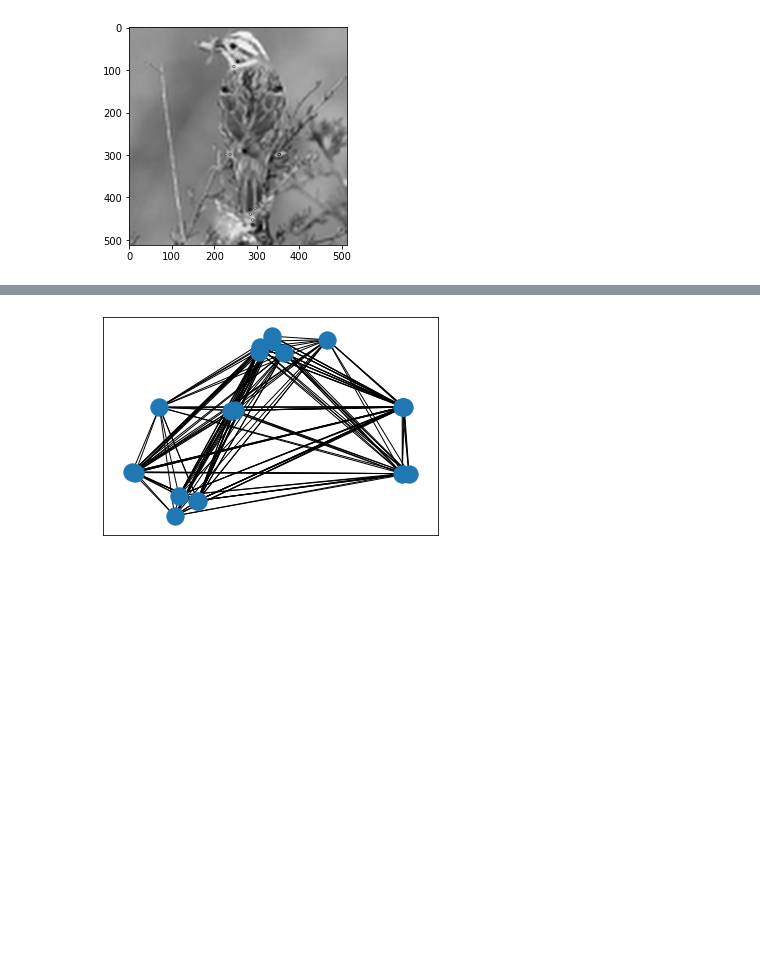
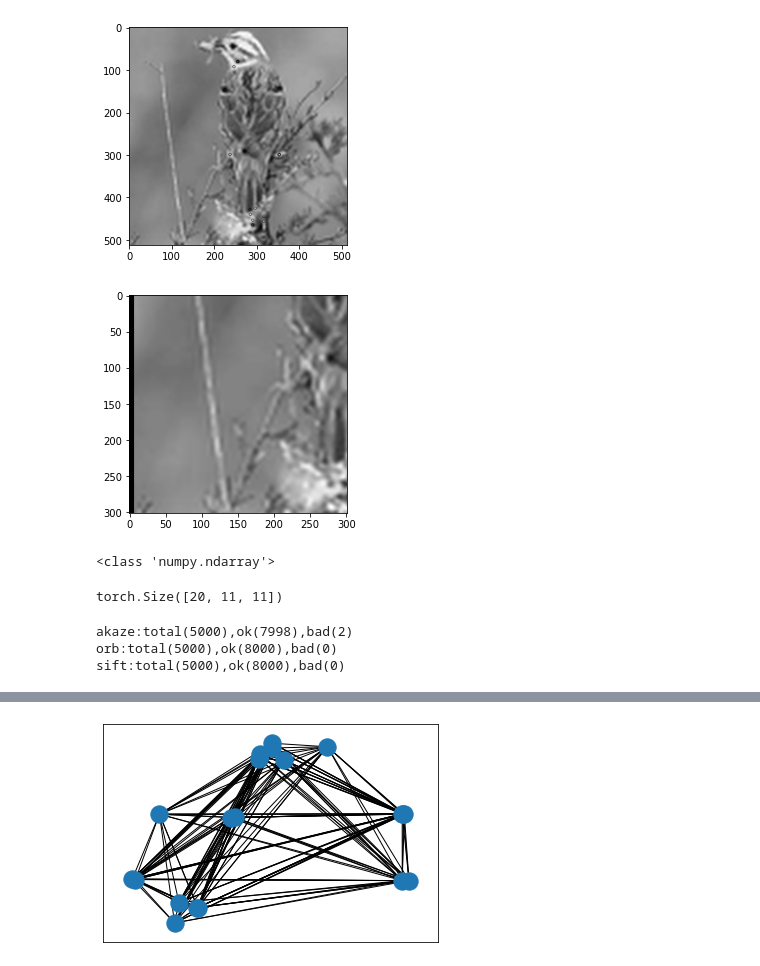
Before and after one commit to MKTKSMT-MI/GNN-DGLPro, a Jupyter notebook: Graphing/STL10 graph.ipynb, the cells around one changed output, grey strips where cells are left out. Saved outputs shown, nothing was run; the diff lists cells and outputs as text; code cells hidden in the pictures; blank space fills up the shorter version.

```diff
--- a/Graphing/STL10 graph.ipynb
+++ b/Graphing/STL10 graph.ipynb
@@ -147,6 +147,22 @@ print(none_num)
 2
 # %% [markdown]
 # 以下雑多
+# %%
+def getpic(img,pos,k_size):#特徴点を中心に画像を抜き出す
+    getimgs=[]
+    pad_size=k_size//2
+    #元画像をpad_size分パディング
+    padimg=np.pad(img,pad_size)
+    for i in range(len(pos)):
+        #パディングした分座標をずらす
+        x=int(pos[i].pt[0])+pad_size
+        y=int(pos[i].pt[1])+pad_size
+        #座標を中心にk_size分抜き出す
+        getimg=padimg[x-k_size//2:x+k_size//2+1,y-k_size//2:y+k_size//2+1]
+        getimgs.append(getimg)
+    getimgs=torch.tensor(getimgs,dtype=torch.float32)
+
+    return getimgs
 # %%
 akaze=cv2.AKAZE_create()
 sift=cv2.SIFT_create()
@@ -304,3 +320,13 @@ plt.imshow(top_kpimg,cmap='gray')
 plt.show()
 # %% [output]
 [figure]
+# %%
+minipic=getpic(up,top_kp[13].pt,300)
+plt.imshow(minipic,cmap='gray')
+plt.show()
+# %% [output]
+[figure, added]
+# %%
+print(type(minipic))
+# %% [output]
+<class 'numpy.ndarray'>
@@ -306,0 +394,52 @@ plt.show()
+# %%
+graphs[1].ndata['feat'].shape
+# %% [output]
+torch.Size([20, 11, 11])
+# %%
+ok=[0,0,0]
+bad=[0,0,0]
+for image,label in tqdm(STL10_test):
+    #画像拡大　特徴抽出
+    img=image.numpy().transpose(1,2,0)
+    img=cv2.resize(img,size,interpolation=cv2.INTER_LANCZOS4)
+    img=cv2.cvtColor(img,cv2.COLOR_RGB2GRAY)
+    #アルゴリズムがORBかSIFTの場合下一行を実行
+    #img=cv2.normalize(img,None,0,255,cv2.NORM_MINMAX).astype('uint8')
+    kp,des=akaze.detectAndCompute(img,None)
+    if len(kp)==0:
+        bad[0]+=1
+    else:
+        ok[0]+=1
+
+for image,label in tqdm(STL10_test):
+    #画像拡大　特徴抽出
+    img=image.numpy().transpose(1,2,0)
+    img=cv2.resize(img,size,interpolation=cv2.INTER_LANCZOS4)
+    img=cv2.cvtColor(img,cv2.COLOR_RGB2GRAY)
+    #アルゴリズムがORBかSIFTの場合下一行を実行
+    img=cv2.normalize(img,None,0,255,cv2.NORM_MINMAX).astype('uint8')
+    kp,des=orb.detectAndCompute(img,None)
+    if len(kp)==0:
+        bad[1]+=1
+    else:
+        ok[1]+=1
+for image,label in tqdm(STL10_test):
+    #画像拡大　特徴抽出
+    img=image.numpy().transpose(1,2,0)
+    img=cv2.resize(img,size,interpolation=cv2.INTER_LANCZOS4)
+    img=cv2.cvtColor(img,cv2.COLOR_RGB2GRAY)
+    #アルゴリズムがORBかSIFTの場合下一行を実行
+    img=cv2.normalize(img,None,0,255,cv2.NORM_MINMAX).astype('uint8')
+    kp,des=sift.detectAndCompute(img,None)
+    if len(kp)==0:
+        bad[2]+=1
+    else:
+        ok[2]+=1
+
+print(f'akaze:total(5000),ok({ok[0]}),bad({bad[0]})')
+print(f'orb:total(5000),ok({ok[1]}),bad({bad[1]})')
+print(f'sift:total(5000),ok({ok[2]}),bad({bad[2]})')
+# %% [output]
+akaze:total(5000),ok(7998),bad(2)
+orb:total(5000),ok(8000),bad(0)
+sift:total(5000),ok(8000),bad(0)
```
Also changed, not shown: parts of 2 cells of this notebook.
